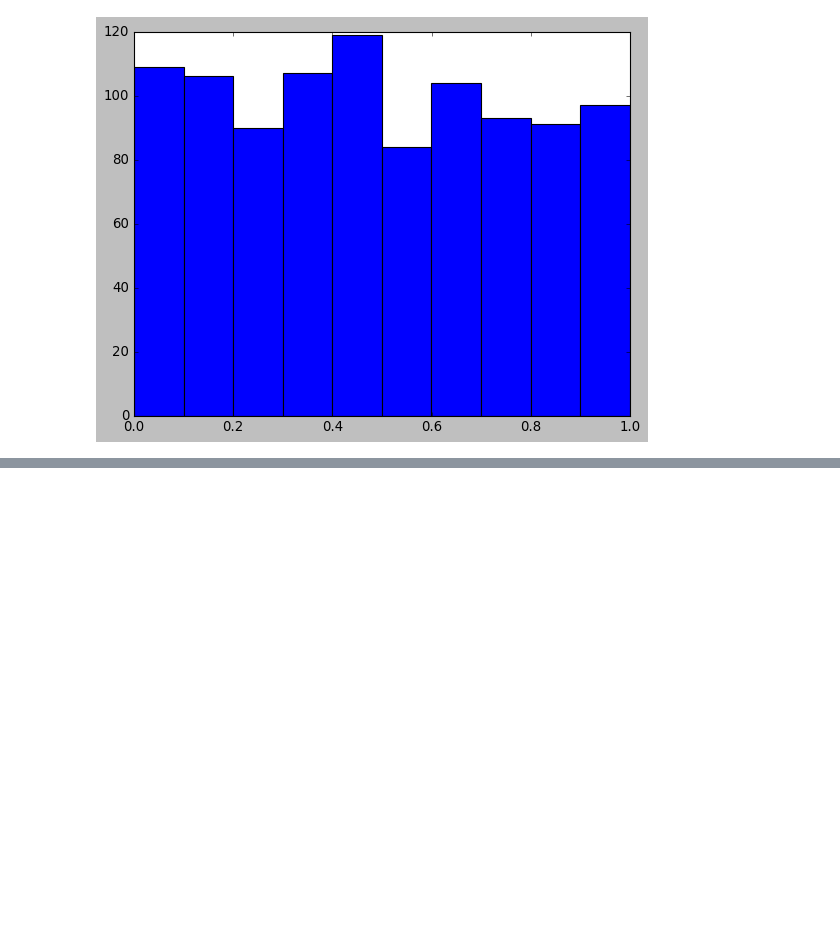
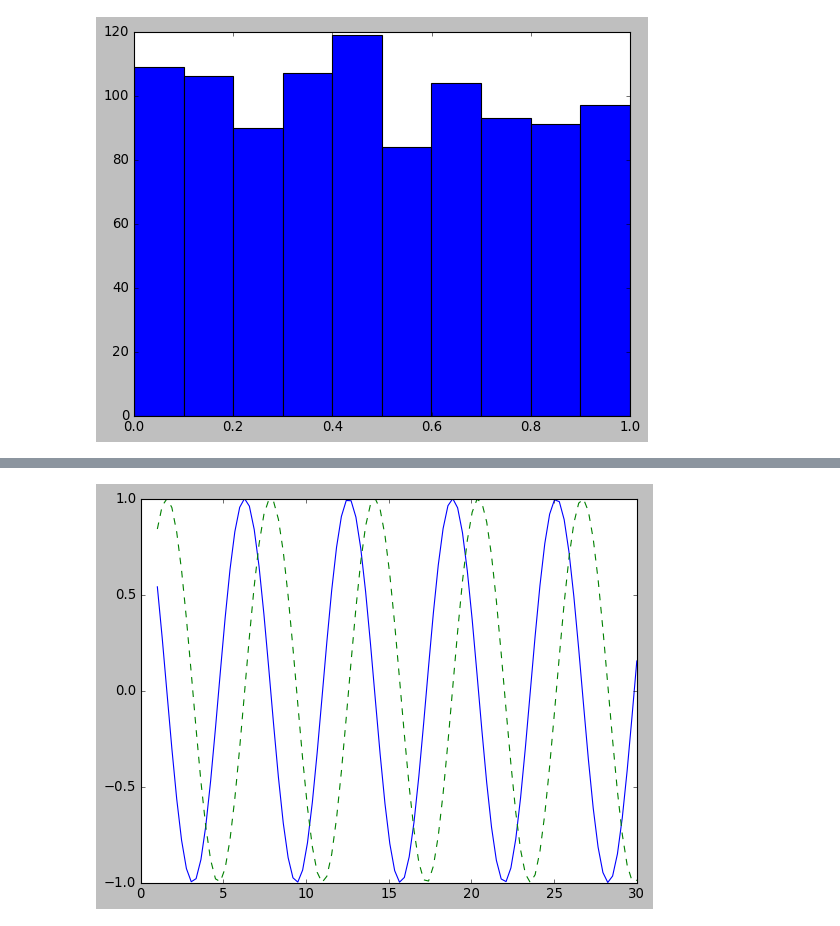
Before and after one commit to AndreeaDraghici/Learning-basics-Jupyter-Notebook, a Jupyter notebook: VisualizationWithMatplotlib.ipynb, the cells around one changed output, grey strips where cells are left out. Cells and saved outputs as stored; diff of their text form; code cells hidden in the pictures; blank space fills up the shorter version.

```diff
--- a/VisualizationWithMatplotlib.ipynb
+++ b/VisualizationWithMatplotlib.ipynb
@@ -18,0 +34,17 @@ plt.hist(x)
+# %%
+# saving figure to a file
+
+import matplotlib as mpl
+import matplotlib.pyplot as plt
+%matplotlib inline
+
+fig=plt.figure()
+# plot cos and sin function
+plt.plot(x,np.cos(x),'-')
+plt.plot(x,np.sin(x),'--')
+
+#saving the figure generated above to a file named 'sincos.png'
+
+fig.savefig('../sincos.png')
+# %% [output]
+[figure, added]
```
Also changed, not shown: parts of 4 cells of this notebook.
